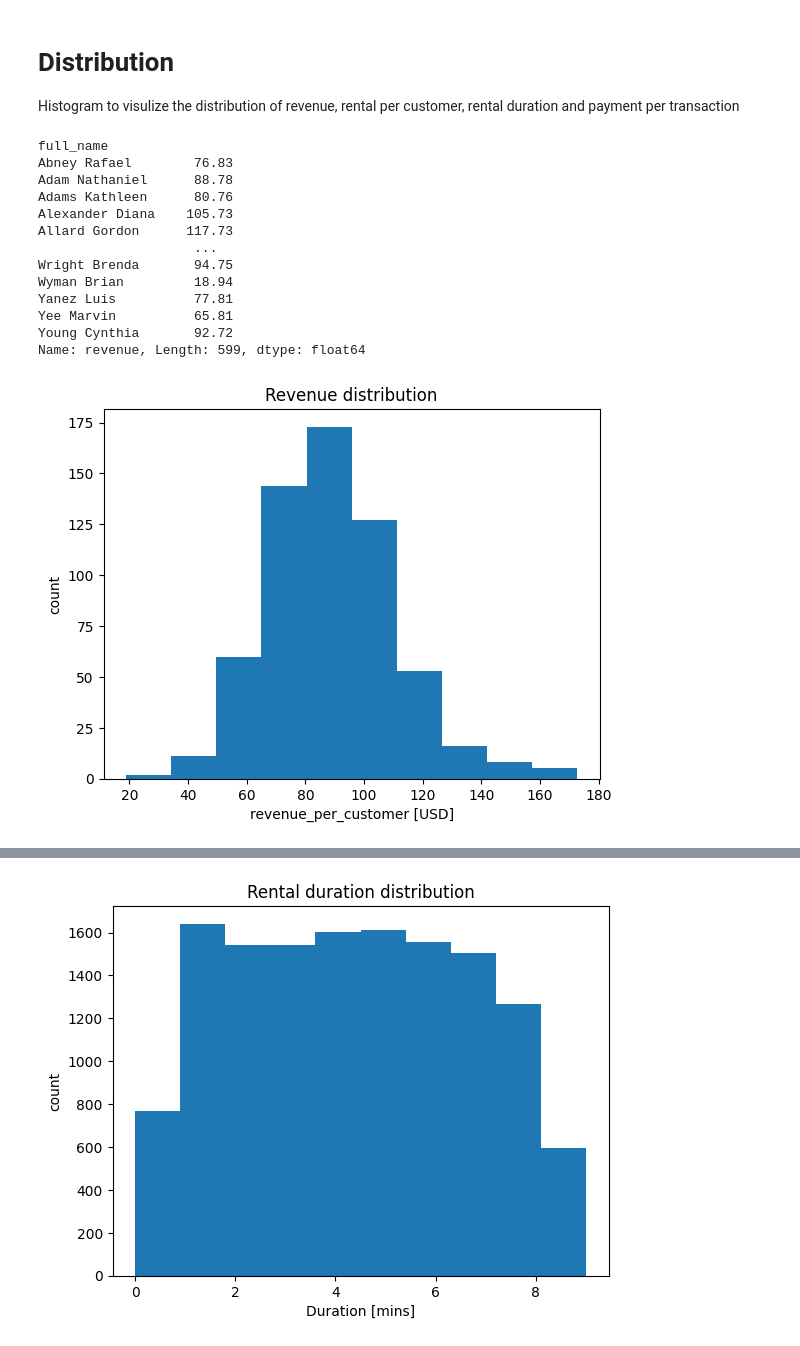
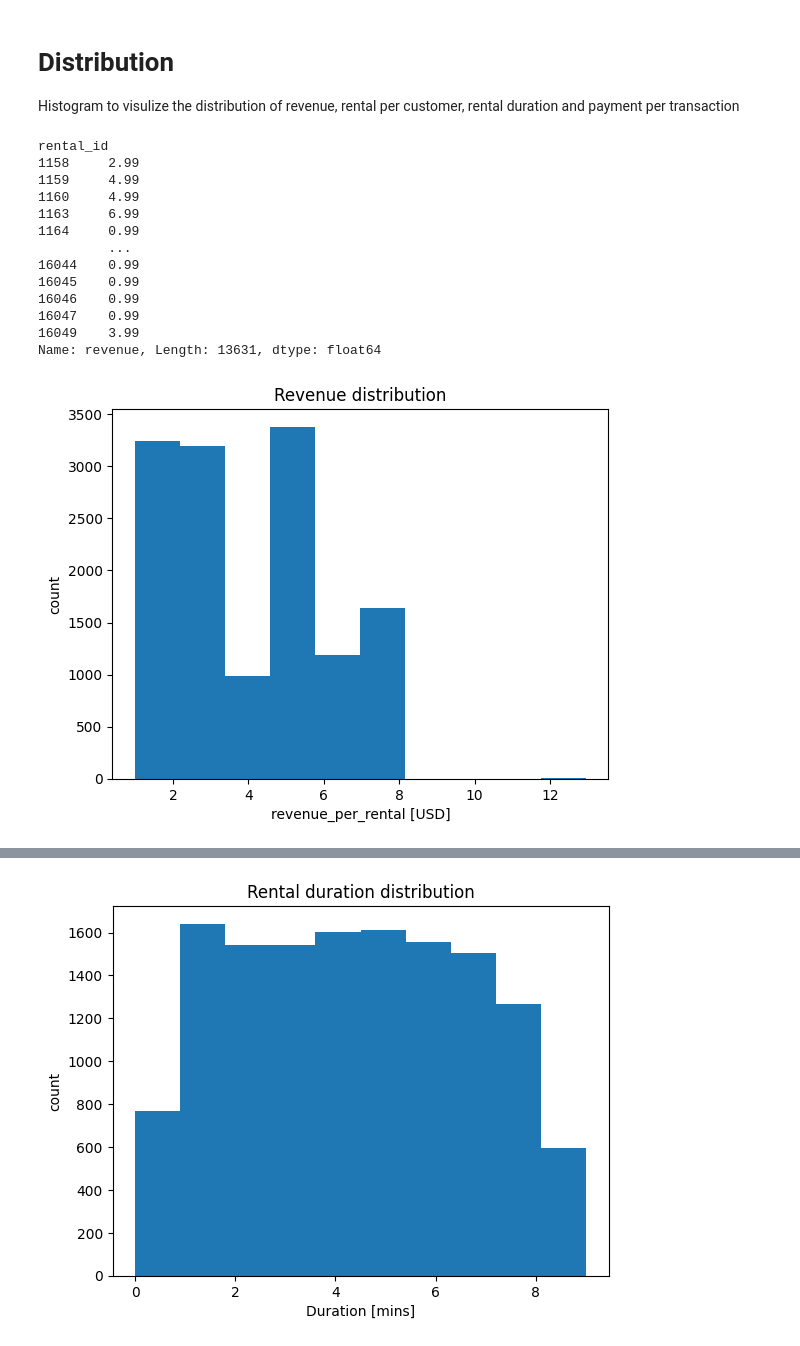
Before and after one commit to kwiver/dvd_rental, a Jupyter notebook: dvd_rental.ipynb, the cells around one changed output, grey strips where cells are left out. Cells and saved outputs as stored; diff of their text form; code cells hidden in the pictures.

```diff
--- a/dvd_rental.ipynb
+++ b/dvd_rental.ipynb
@@ -64,6 +64,7 @@ df["return_date"] = pd.to_datetime(df["return_date"])
 df["rental_duration"] = (df["return_date"] - df["rental_date"]).dt.days
 df["date"] = df["rental_date"].dt.date
 df["time"] = df["rental_date"].dt.time
+df["year_month"] = df["rental_date"].dt.strftime('%Y-%m')
 # %%
 df.drop(["return_date"], axis=1);
 # %%
@@ -155,27 +158,27 @@ fig.show()
 Histogram to visulize the distribution of revenue, rental per customer, rental duration
 and payment per transaction
 # %%
-# rental per customer
-revenue_per_customer = df.groupby("full_name")["revenue"].sum()
-print(revenue_per_customer)
-plt.hist(revenue_per_customer)
-plt.xlabel("revenue_per_customer [USD]")
+# rental revenue
+revenue_per_rental = df.groupby("rental_id")["revenue"].sum()
+print(revenue_per_rental)
+plt.hist(revenue_per_rental)
+plt.xlabel("revenue_per_rental [USD]")
 plt.ylabel("count")
 plt.title("Revenue distribution");
 # %% [output]
-full_name
-Abney Rafael        76.83
-Adam Nathaniel      88.78
-Adams Kathleen      80.76
-Alexander Diana    105.73
-Allard Gordon      117.73
-                    ...
-Wright Brenda       94.75
-Wyman Brian         18.94
-Yanez Luis          77.81
-Yee Marvin          65.81
-Young Cynthia       92.72
-Name: revenue, Length: 599, dtype: float64
+rental_id
+1158     2.99
+1159     4.99
+1160     4.99
+1163     6.99
+1164     0.99
+         ...
+16044    0.99
+16045    0.99
+16046    0.99
+16047    0.99
+16049    3.99
+Name: revenue, Length: 13631, dtype: float64
-[figure, old version]
+[figure, new version]
 # %%
 # rental per customer
```
Also changed, not shown: parts of 10 cells of this notebook, 3 other files.
